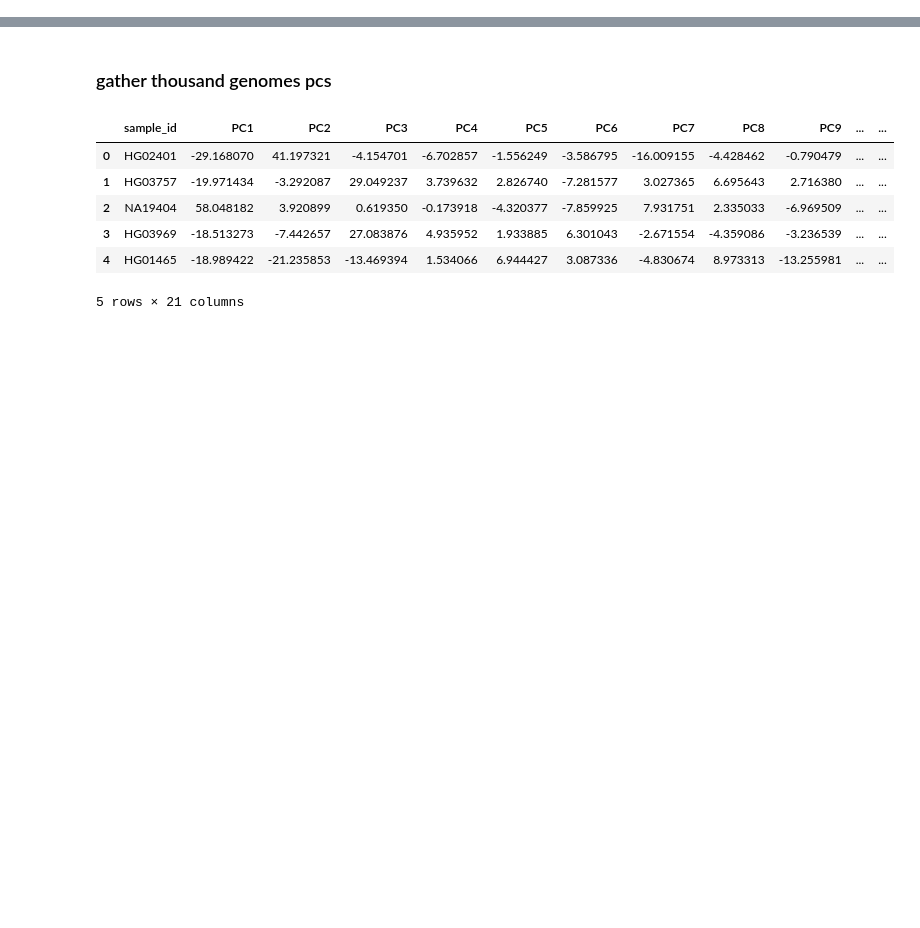
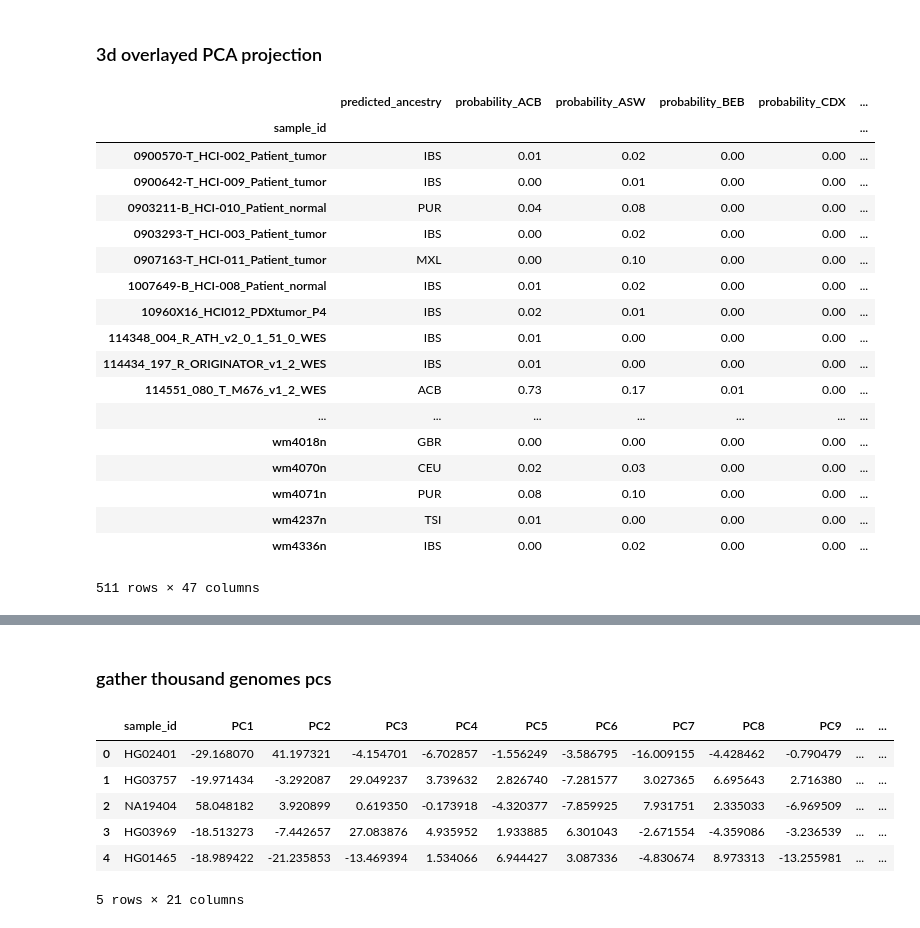
Before and after one commit to ding-lab/ancestry, a Jupyter notebook: notebooks/CPTAC3_analysis.ipynb, the cells around one changed output, grey strips where cells are left out. Cells and saved outputs as stored; diff of their text form; code cells hidden in the pictures; blank space fills up the shorter version.

```diff
--- a/notebooks/CPTAC3_analysis.ipynb
+++ b/notebooks/CPTAC3_analysis.ipynb
@@ -11,3 +14,5 @@ import matplotlib
 matplotlib.rcParams['pdf.fonttype'] = 42
 
 import mgitools.os_helpers as os_helpers
+# %% [markdown]
+### 3d overlayed PCA projection
@@ -13,0 +31,29 @@ import mgitools.os_helpers as os_helpers
+# %%
+predictions = pd.read_csv(sorted(os_helpers.listfiles(execution_dir, regex=r'sub.*predictions.tsv$'))[0],
+                         sep='\t', index_col='sample_id')
+sample_pcs = pd.read_csv(sorted(os_helpers.listfiles(execution_dir, regex=r'sub.*samples.pcs$'))[0],
+                         sep='\t', header=None, index_col=0)
+sample_pcs.columns = [f'PC{c}' for c in sample_pcs.columns]
+samples = pd.merge(predictions, sample_pcs, left_index=True, right_index=True)
+
+samples
+# %% [output]
+|  | predicted_ancestry | probability_ACB | probability_ASW | probability_BEB | probability_CDX | ... |
+| sample_id |  |  |  |  |  | ... |
+| 0900570-T_HCI-002_Patient_tumor | IBS | 0.01 | 0.02 | 0.00 | 0.00 | ... |
+| 0900642-T_HCI-009_Patient_tumor | IBS | 0.00 | 0.01 | 0.00 | 0.00 | ... |
+| 0903211-B_HCI-010_Patient_normal | PUR | 0.04 | 0.08 | 0.00 | 0.00 | ... |
+| 0903293-T_HCI-003_Patient_tumor | IBS | 0.00 | 0.02 | 0.00 | 0.00 | ... |
+| 0907163-T_HCI-011_Patient_tumor | MXL | 0.00 | 0.10 | 0.00 | 0.00 | ... |
+| 1007649-B_HCI-008_Patient_normal | IBS | 0.01 | 0.02 | 0.00 | 0.00 | ... |
+| 10960X16_HCI012_PDXtumor_P4 | IBS | 0.02 | 0.01 | 0.00 | 0.00 | ... |
+| 114348_004_R_ATH_v2_0_1_51_0_WES | IBS | 0.01 | 0.00 | 0.00 | 0.00 | ... |
+| 114434_197_R_ORIGINATOR_v1_2_WES | IBS | 0.01 | 0.00 | 0.00 | 0.00 | ... |
+| 114551_080_T_M676_v1_2_WES | ACB | 0.73 | 0.17 | 0.01 | 0.00 | ... |
+| ... | ... | ... | ... | ... | ... | ... |
+| wm4018n | GBR | 0.00 | 0.00 | 0.00 | 0.00 | ... |
+| wm4070n | CEU | 0.02 | 0.03 | 0.00 | 0.00 | ... |
+| wm4071n | PUR | 0.08 | 0.10 | 0.00 | 0.00 | ... |
+| wm4237n | TSI | 0.01 | 0.00 | 0.00 | 0.00 | ... |
+| wm4336n | IBS | 0.00 | 0.02 | 0.00 | 0.00 | ... |
+511 rows × 47 columns
```
Also changed, not shown: parts of 6 cells of this notebook, 3 other files.
